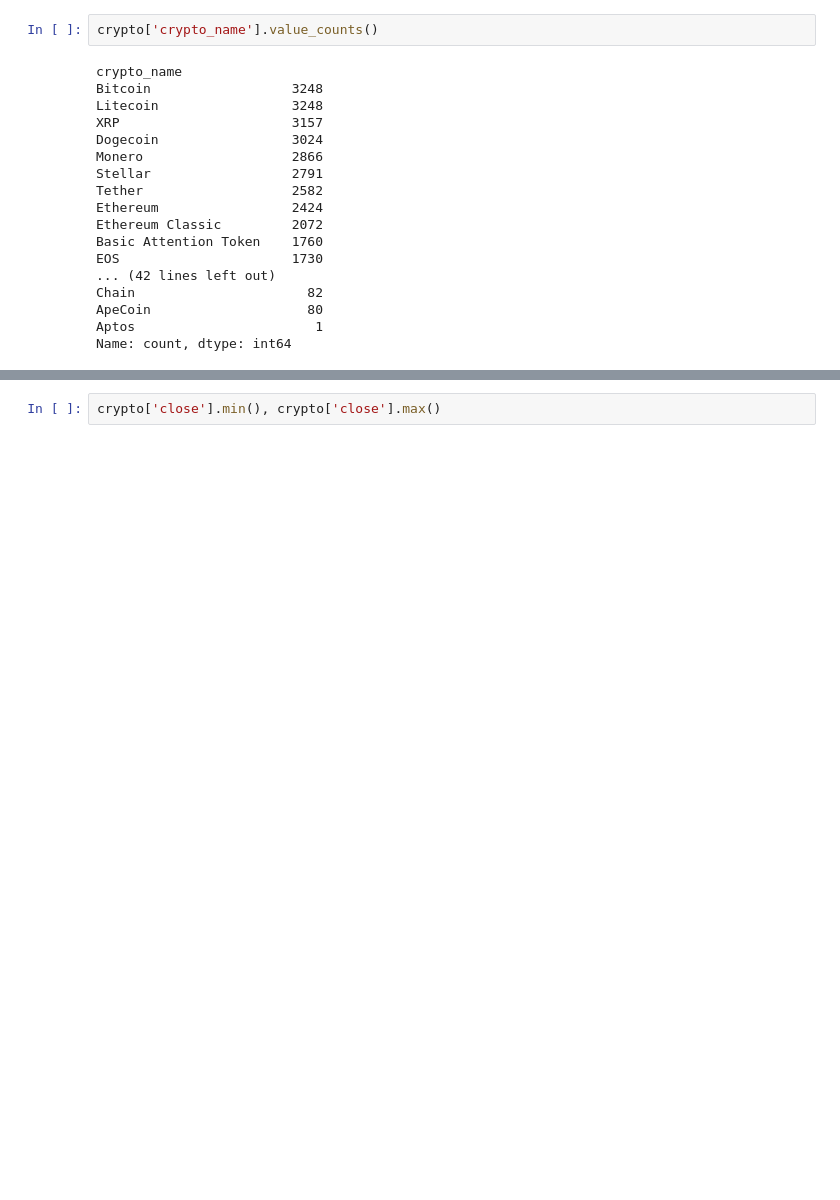
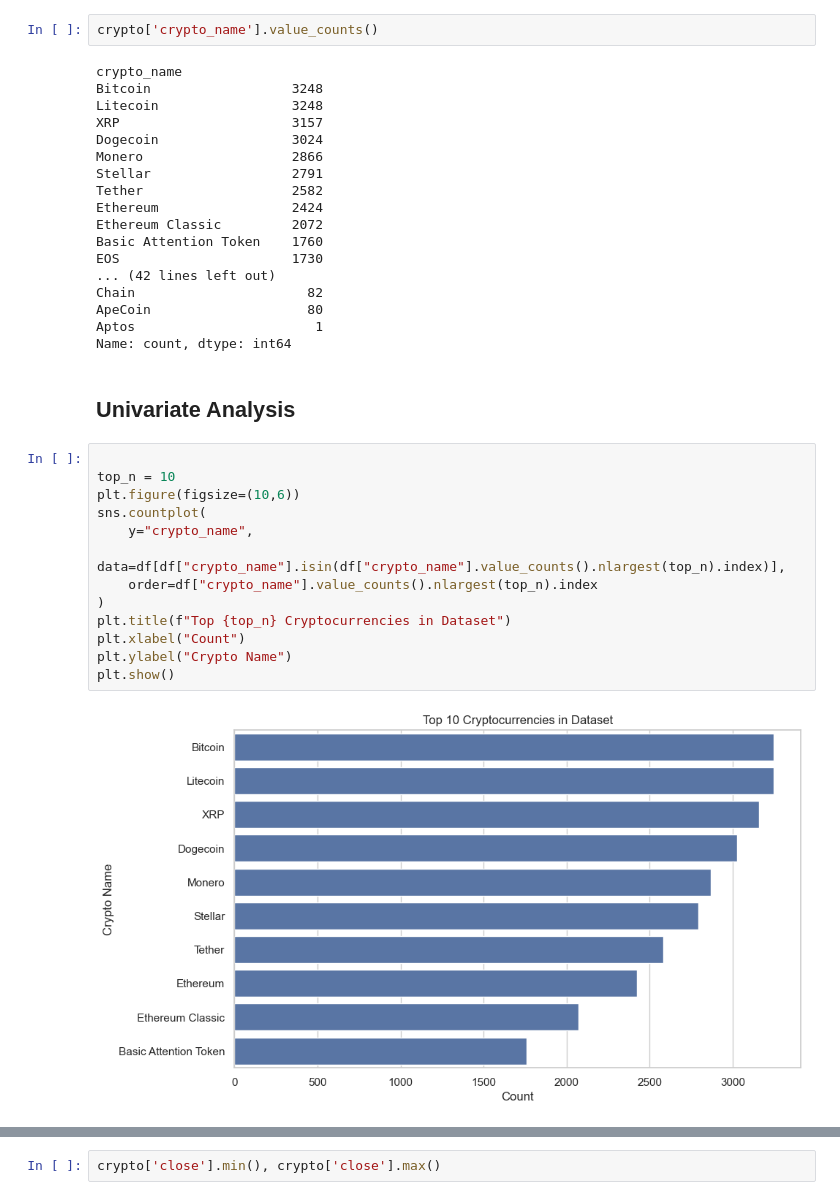
Before and after one commit to fahim-29/crypto_volatility_project, a Jupyter notebook: notebooks/01_EDA_CryptoVolatility.ipynb, the cells around one changed output, grey strips where cells are left out. Cells and saved outputs as stored; diff of their text form; blank space fills up the shorter version.

```diff
--- a/notebooks/01_EDA_CryptoVolatility.ipynb
+++ b/notebooks/01_EDA_CryptoVolatility.ipynb
@@ -139,3 +235,20 @@ Chain                      82
 ApeCoin                    80
 Aptos                       1
 Name: count, dtype: int64
+# %% [markdown]
+## Univariate Analysis
+# %%
+
+top_n = 10
+plt.figure(figsize=(10,6))
+sns.countplot(
+    y="crypto_name",
+    data=df[df["crypto_name"].isin(df["crypto_name"].value_counts().nlargest(top_n).index)],
+    order=df["crypto_name"].value_counts().nlargest(top_n).index
+)
+plt.title(f"Top {top_n} Cryptocurrencies in Dataset")
+plt.xlabel("Count")
+plt.ylabel("Crypto Name")
+plt.show()
+# %% [output]
+[figure, added]
```
Also changed, not shown: parts of 32 cells of this notebook, 12 other files.
